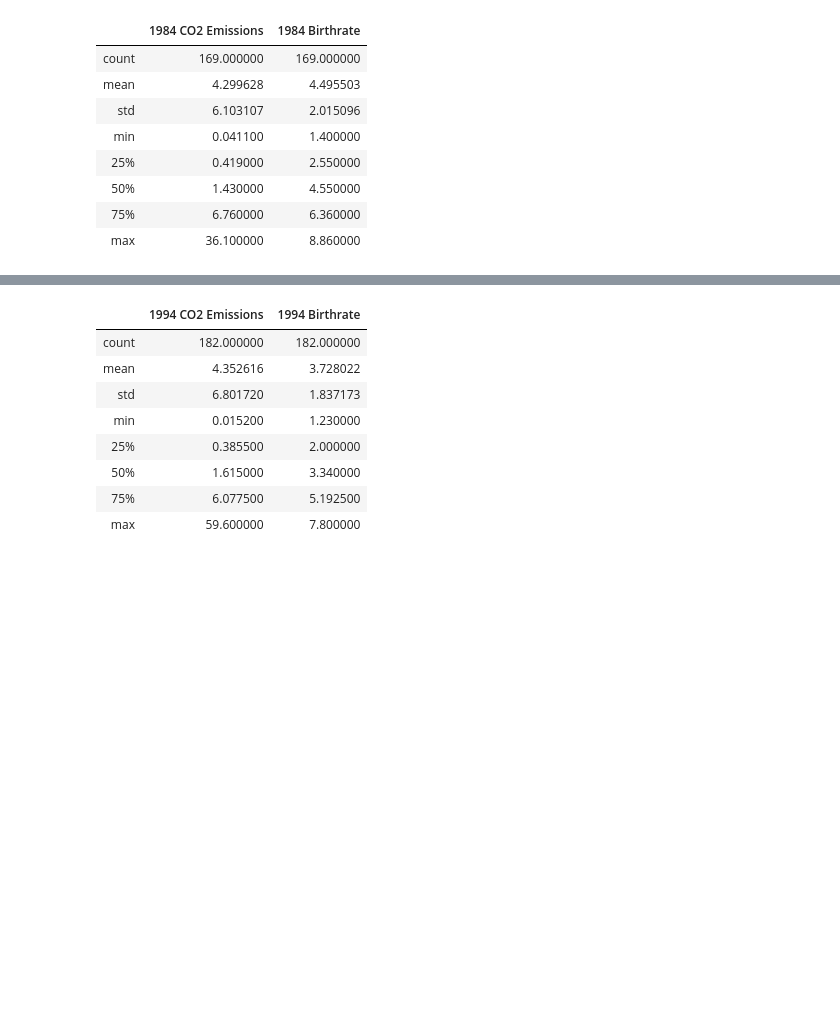
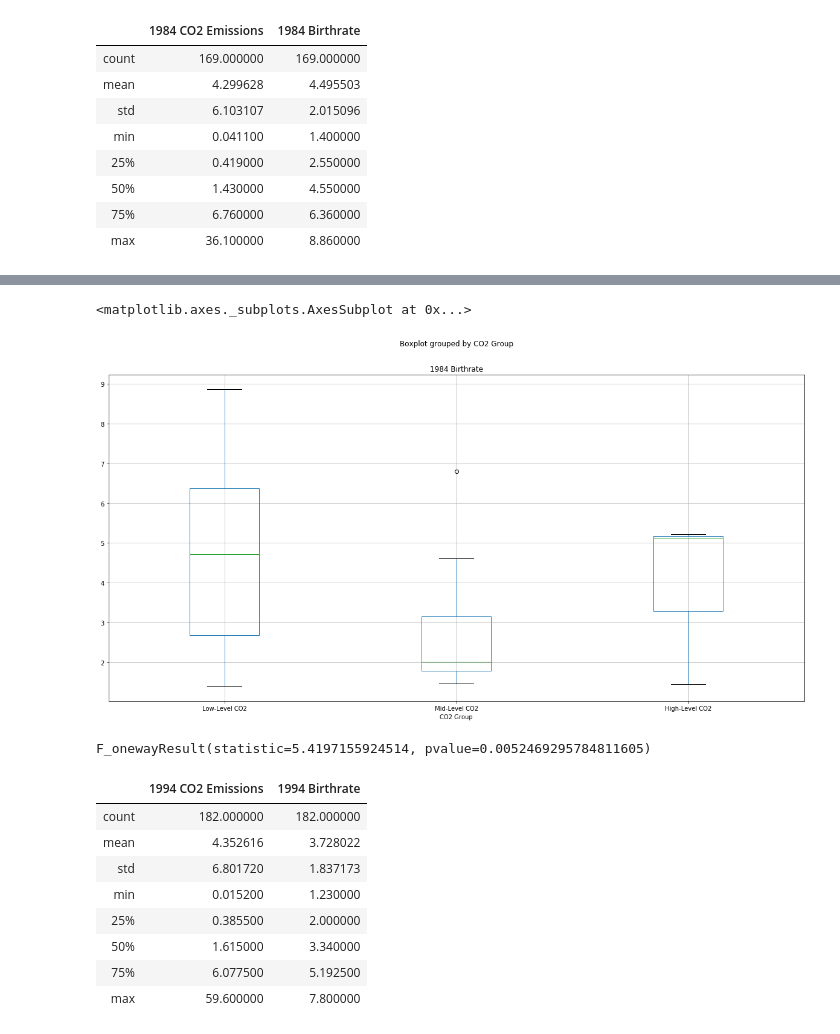
Before and after one commit to VallieTracy/project-one, a Jupyter notebook: Team_Awesome_Project_1.ipynb, the cells around one changed output, grey strips where cells are left out. Cells and saved outputs as stored; diff of their text form; code cells hidden in the pictures; blank space fills up the shorter version.

Commit message:
performed anova on 1974, 1984, and 1994

```diff
--- a/Team_Awesome_Project_1.ipynb
+++ b/Team_Awesome_Project_1.ipynb
@@ -755,3 +602,12 @@ df_1984.describe()
 | 50% | 1.430000 | 4.550000 |
 | 75% | 6.760000 | 6.360000 |
 | max | 36.100000 | 8.860000 |
+# %%
+#try binning on the 1984 df
+#group by co2 emissions <=12.06, (12.06, 24.08], > 24.08
+
+#create bins to place the carbon emissions
+bins = [0, 12.06, 24.08, 36.2]
+
+#create labels for the bins
+group_labels = ["Low-Level CO2", "Mid-Level CO2", "High-Level CO2"]
@@ -757,0 +625,4 @@ df_1984.describe()
+# %%
+#place the data series into a new column inside of the DataFrame
+df_1984["CO2 Group"] = pd.cut(df_1984["1984 CO2 Emissions"], bins, labels=group_labels)
+df_1984
@@ -757,0 +643,8 @@ df_1984.describe()
+# %%
+#try running ANOVA on the above dataframe
+
+#create a boxplot to compare means
+df_1984.boxplot("1984 Birthrate", by="CO2 Group", figsize=(20, 10))
+# %% [output]
+<matplotlib.axes._subplots.AxesSubplot at 0x...>
+[figure, added]
@@ -758,3 +656,8 @@ df_1984.describe()
+# %%
+#perform the anova
+stats.f_oneway(group1, group2, group3)
+# %% [output]
+F_onewayResult(statistic=5.4197155924514, pvalue=0.0052469295784811605)
 # %%
 df_1994.describe()
 # %% [output]
```
Also changed, not shown: parts of 41 cells of this notebook.
